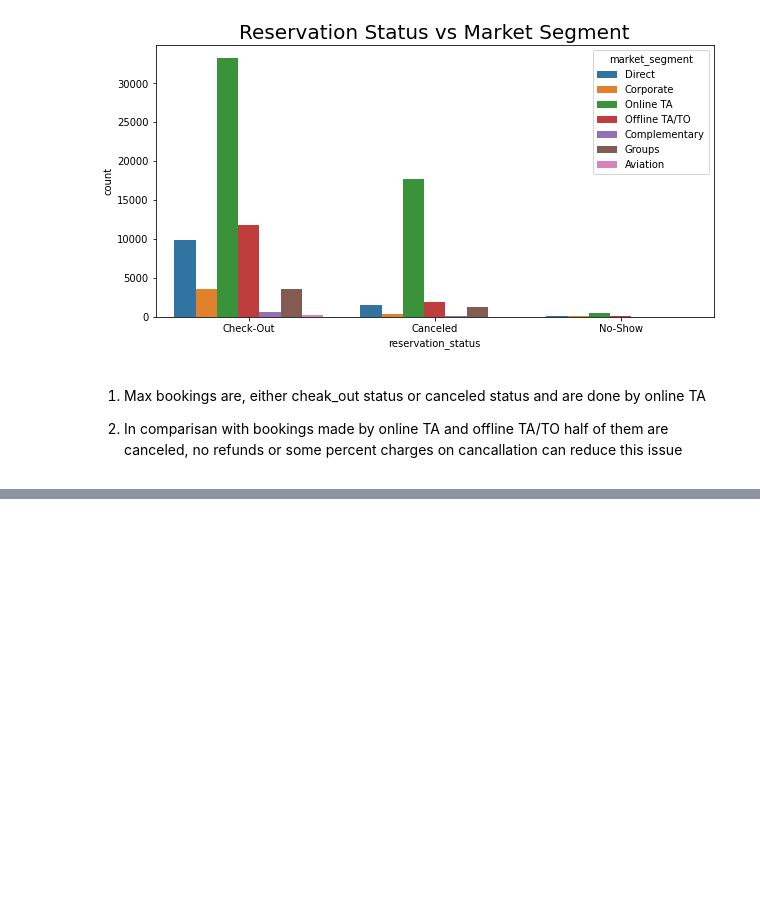
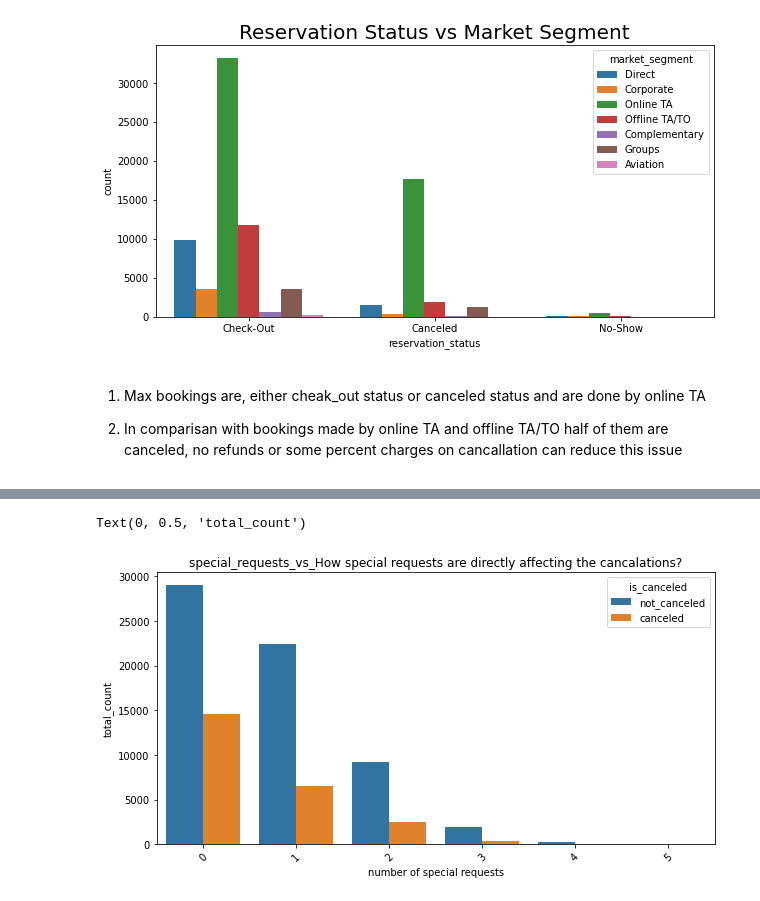
Before and after one commit to saurabhdaund76/Hotel-Booking-Analysis, a Jupyter notebook: Hotel_Booking_Analysis.ipynb, the cells around one changed output, grey strips where cells are left out. Cells and saved outputs as stored; diff of their text form; code cells hidden in the pictures; blank space fills up the shorter version.

```diff
--- a/Hotel_Booking_Analysis.ipynb
+++ b/Hotel_Booking_Analysis.ipynb
@@ -467,0 +480,13 @@ plt.show()
+# %%
+
+# Here we simply plot the total special request to get the countplot
+plt.figure(figsize=(10,5))
+
+ax = sns.countplot( x='total_of_special_requests', hue='is_canceled', data=df)
+plt.xticks(rotation = 45)
+plt.title('special_requests_vs_How special requests are directly affecting the cancalations?')
+plt.xlabel('number of special requests')
+plt.ylabel('total_count')
+# %% [output]
+Text(0, 0.5, 'total_count')
+[figure, added]
```
Also changed, not shown: parts of 5 cells of this notebook.
